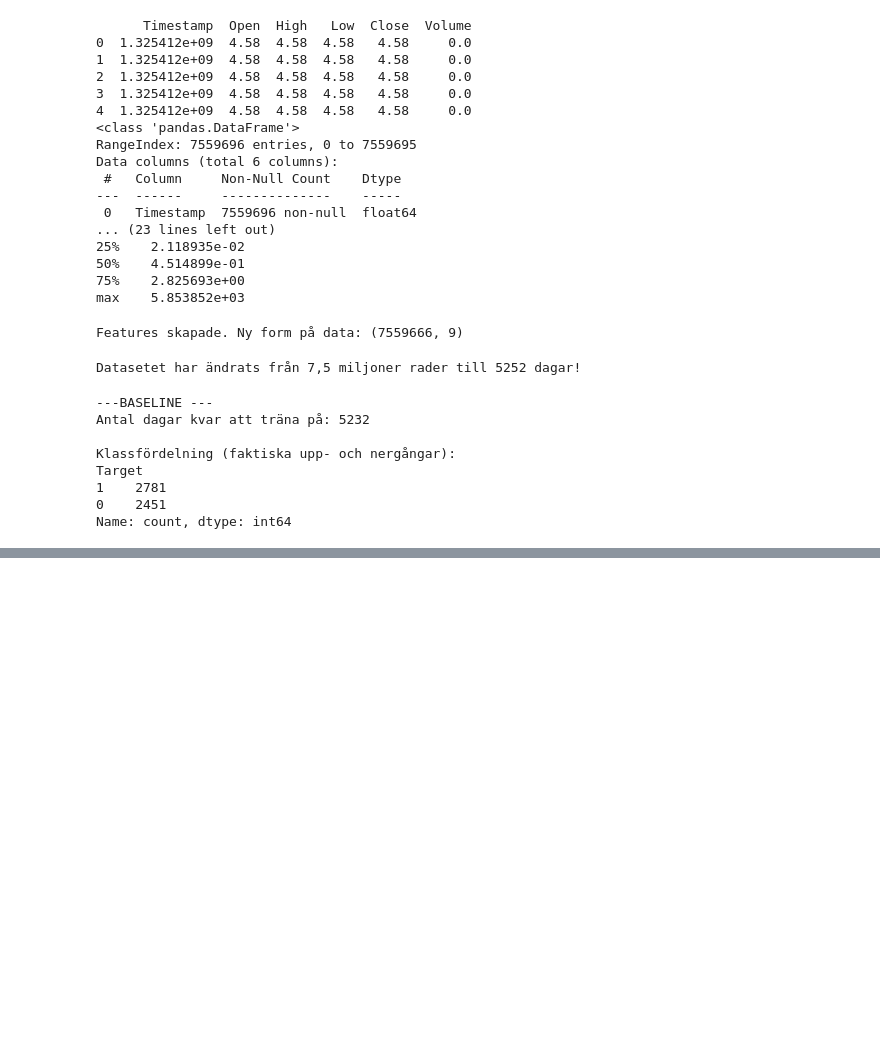
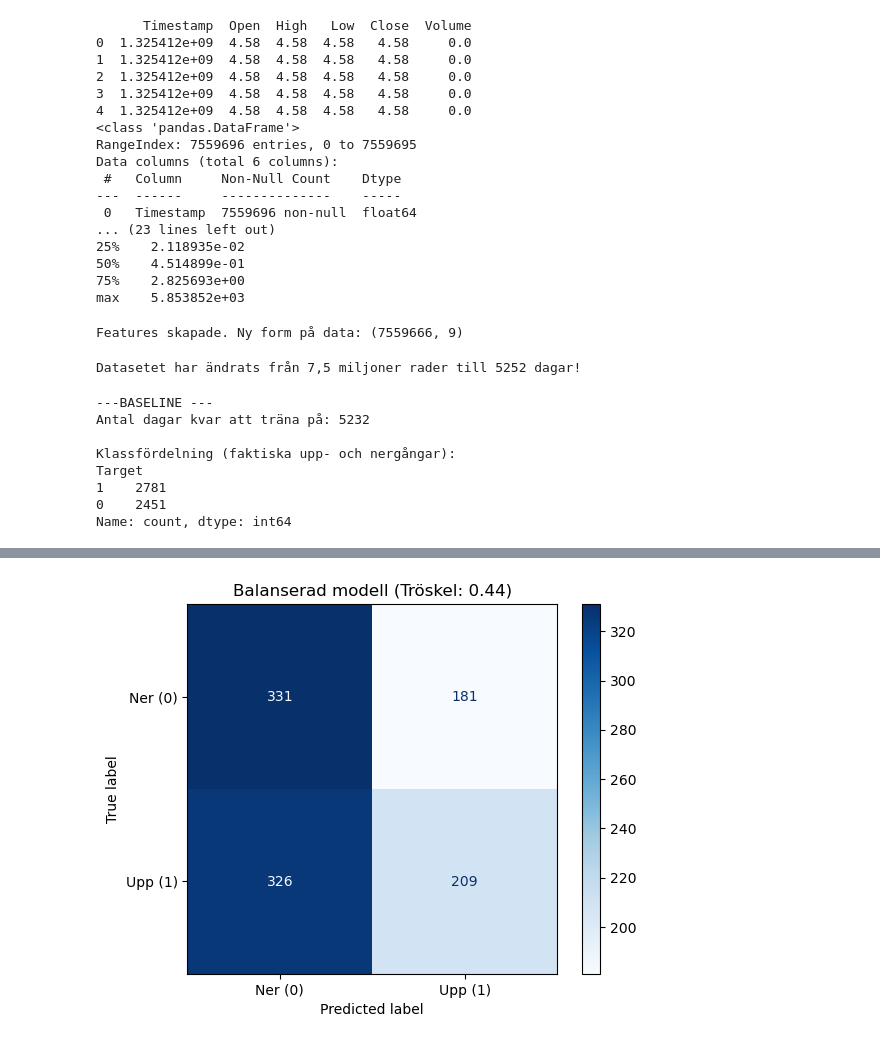
Before and after one commit to willelol04/bitcoin-predictor, a Jupyter notebook: new main.ipynb, the cells around one changed output, grey strips where cells are left out. Saved outputs shown, nothing was run; the diff lists cells and outputs as text; code cells hidden in the pictures; blank space fills up the shorter version.

```diff
--- a/new main.ipynb
+++ b/new main.ipynb
@@ -143,44 +143,85 @@ Target
 0    2451
 Name: count, dtype: int64
 # %%
+import matplotlib.pyplot as plt
 from sklearn.linear_model import LogisticRegression
 from sklearn.ensemble import RandomForestClassifier
-from sklearn.metrics import accuracy_score
+from sklearn.model_selection import TimeSeriesSplit, cross_val_score
+from sklearn.pipeline import Pipeline
+from sklearn.preprocessing import StandardScaler
+from sklearn.metrics import accuracy_score, classification_report, confusion_matrix, ConfusionMatrixDisplay
 
-# Skapa nya klassificeringsmodeller
+# ==========================================
+# 1. KRONOLOGISK SPLIT (80% Train, 20% Test)
+# ==========================================
+split_idx = int(len(X) * 0.8)
+X_train, X_test = X.iloc[:split_idx], X.iloc[split_idx:]
+y_train, y_test = y.iloc[:split_idx], y.iloc[split_idx:]
+
+print(f"Träningsdata storlek: {X_train.shape[0]} dagar")
+print(f"Testdata storlek:     {X_test.shape[0]} dagar\n")
+
+# ==========================================
+# 2. SKAPA MODELLER (Med balanserade vikter)
+# ==========================================
 log_reg = LogisticRegression(max_iter=1000)
 
-#forest_clf = RandomForestClassifier(n_estimators=5000, max_depth=7, random_state=42, n_jobs=-1)
-#forest_clf = RandomForestClassifier(   n_estimators=1000,    max_depth=5,  min_samples_leaf=15, # Kräver minst 15 dagar i varje slutsatsrandom_state=42, n_jobs=-1)
-
-# 'class_weight' låter dig bestämma hur viktiga klasserna är.
-# Här säger vi att klass 0 (Ner) är 2 gånger viktigare att inte missa.
 forest_clf = RandomForestClassifier(
     n_estimators=10000,
-    max_depth=7,
-    min_samples_leaf=30,
-    class_weight={0: 0.5, 1: 1.0},
+    max_depth=6,
+    min_samples_leaf=2,
+    class_weight={0: 0.5, 1: 1}, # NYTT STRAFF: Att missa en uppgång (1)
+                                    # straffas nu 30% hårdare än att göra ett felköp.
     random_state=42,
     n_jobs=-1
 )
-# Förbered vår Pipeline (skalning behövs fortfarande för Logistisk Regression)
-from sklearn.pipeline import Pipeline
-from sklearn.preprocessing import StandardScaler
 
-# Vi bygger en pipeline för hela flödet
+# ==========================================
+# 3. BYGG PIPELINES (Skalning + Modell)
+# ==========================================
 pipe_log = Pipeline([('scaler', StandardScaler()), ('log_reg', log_reg)])
 pipe_forest = Pipeline([('scaler', StandardScaler()), ('forest_clf', forest_clf)])
 
-# Tidsserie-split
+# ==========================================
+# 4. KORSVALIDERING (Rullande tidsserie)
+# ==========================================
 tscv = TimeSeriesSplit(n_splits=5)
 
-# Kör korsvalidering med 'accuracy' som poängsättning
 print("Kör korsvalidering för Logistisk Regression...")
-log_scores = cross_val_score(pipe_log, X, y, cv=tscv, scoring="accuracy")
+log_scores = cross_val_score(pipe_log, X.values, y, cv=tscv, scoring="accuracy")
 
 print("Kör korsvalidering för Random Forest Classifier...")
-forest_scores = cross_val_score(pipe_forest, X, y, cv=tscv, scoring="accuracy")
+forest_scores = cross_val_score(pipe_forest, X.values, y, cv=tscv, scoring="accuracy")
 
-print(f"\nLogistic Regression Accuracy: {log_scores.mean():.4f} (Std: {log_scores.std():.4f})")
-print(f"Random Forest Classifier Accuracy: {forest_scores.mean():.4f} (Std: {forest_scores.std():.4f})")
+print(f"\nLogistic Regression CV Accuracy: {log_scores.mean() * 100:.2f}% (Std: {log_scores.std():.4f})")
+print(f"Random Forest Classifier CV Accuracy: {forest_scores.mean() * 100:.2f}% (Std: {forest_scores.std():.4f})")
+print("-" * 60)
+
+# ==========================================
+# 5. SLUTGILTIG TRÄNING OCH PREDIKTION
+# ==========================================
+print("Tränar Random Forest på träningsdatan...")
+pipe_forest.fit(X_train.values, y_train)
+
+# Hämta exakta sannolikheter för "Upp" (klass 1) på testdatan
+y_probs = pipe_forest.predict_proba(X_test.values)[:, 1]
+
+# Applicera det modiga men straffade tröskelvärdet
+custom_threshold = 0.44
+y_pred_custom = (y_probs >= custom_threshold).astype(int)
+
+# ==========================================
+# 6. UTVÄRDERING (Slutgiltigt testresultat)
+# ==========================================
+print(f"\n⭐ Slutgiltig Accuracy på testdatan (Tröskel {custom_threshold}): {accuracy_score(y_test, y_pred_custom) * 100:.2f}% ⭐\n")
+
+print("--- DETALJERAD RAPPORT ---")
+print(classification_report(y_test, y_pred_custom, target_names=['Ner/Stilla (0)', 'Upp (1)']))
+
+# Rita upp Förvirringsmatrisen
+cm = confusion_matrix(y_test, y_pred_custom)
+disp = ConfusionMatrixDisplay(confusion_matrix=cm, display_labels=['Ner (0)', 'Upp (1)'])
+disp.plot(cmap='Blues')
+plt.title(f'Balanserad modell (Tröskel: {custom_threshold})')
+plt.show()
 # %% [output]
@@ -188,0 +245 @@ Kör korsvalidering för Random Forest Classifier...
+[figure, added]
```
Also changed, not shown: parts of 8 cells of this notebook.
